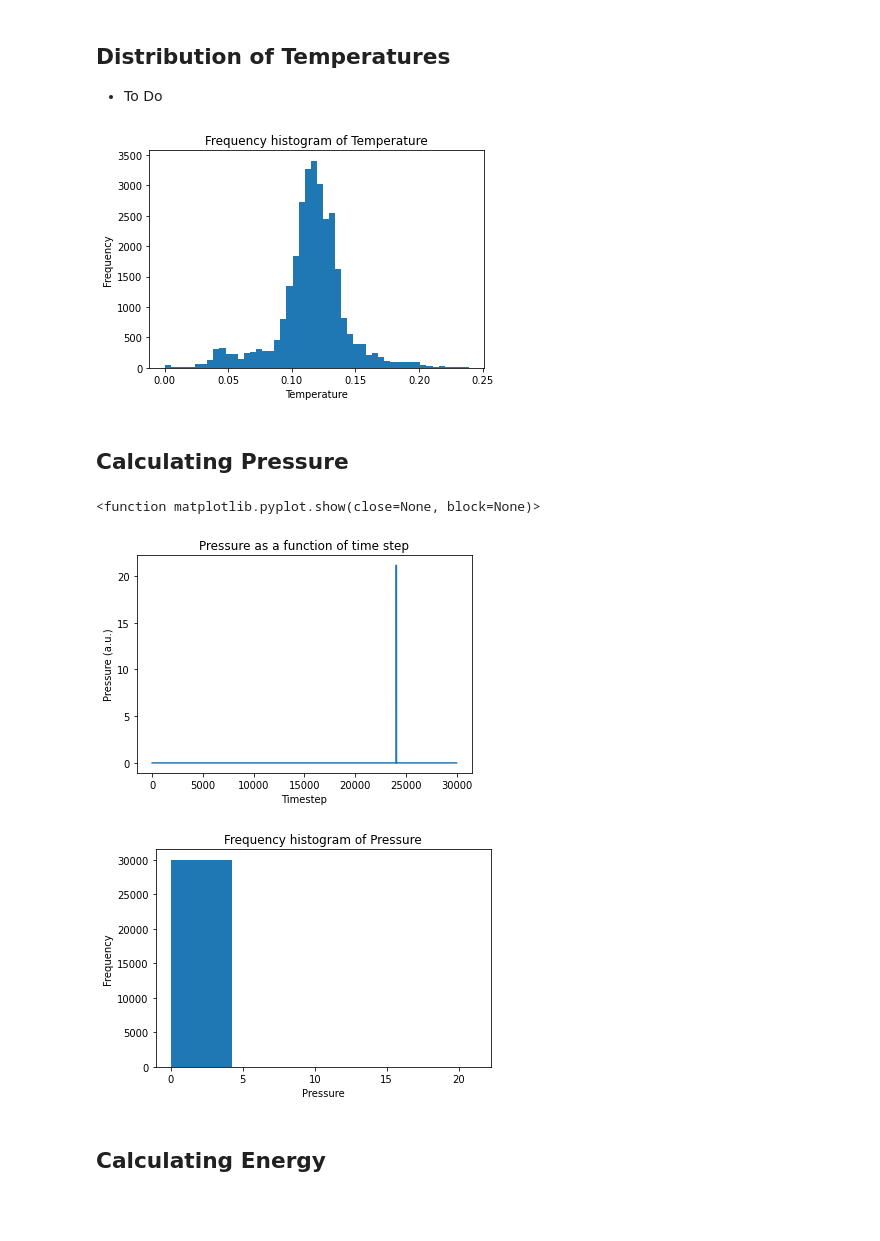
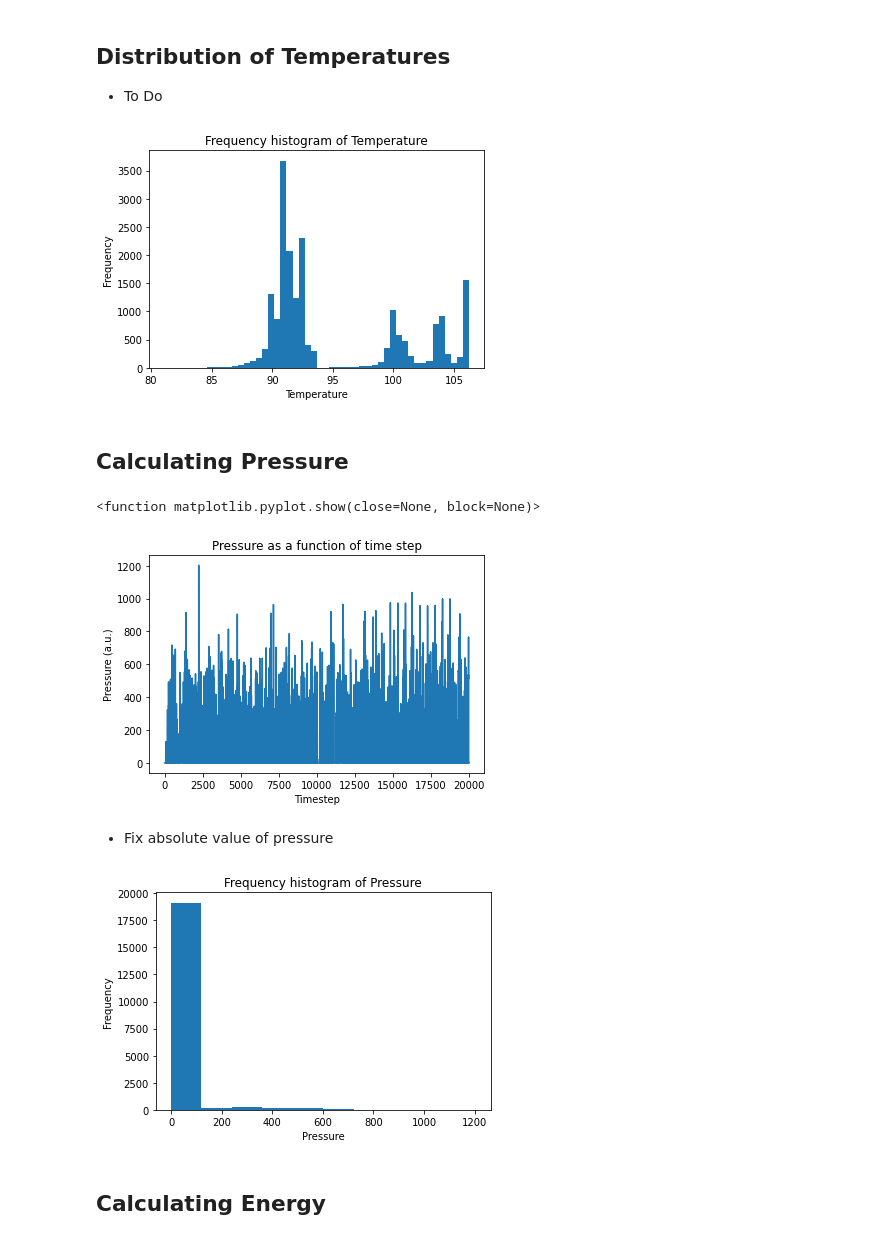
Before and after one commit to tiaanstals/PHYS2923_SSP, a Jupyter notebook: Tracking_Thermodynamic_Quantities.ipynb, the cells around one changed output. Drawn from its saved outputs; the diff is of its cells as text; code cells hidden in the pictures; blank space fills up the shorter version.

```diff
--- a/Tracking_Thermodynamic_Quantities.ipynb
+++ b/Tracking_Thermodynamic_Quantities.ipynb
@@ -10,7 +10,7 @@ from math import sqrt
 * To load data, set the `sim_name` property which will gather output data from `./simulations/<sim_name>`
 * This means the simulation needs to have run before you can analyse the data
 # %%
-sim_name = 'liquid'
+sim_name = 'gas_random'
 df = np.load('./simulations/'+ sim_name + '/'+sim_name +'.npy')
 rdf_data = np.load('./simulations/'+ sim_name + '/'+sim_name +'_rdf_data.npy')
 with open('./simulations/' + sim_name + '/' + 'simulation_params_for_analysis.pkl', 'rb') as inp:
@@ -64,12 +73,15 @@ plt.show
 # %%
 # mean_temp = sum(temps)/len(temps)
 # temps = temps - mean_temp
+from scipy.stats import norm
+
 plt.hist(temps, bins=50)
 plt.xlabel('Temperature')
 plt.ylabel('Frequency')
+
 plt.gca().set(title='Frequency histogram of Temperature', ylabel='Frequency');
 # %% [output]
-[figure, old version]
+[figure, new version]
 # %% [markdown]
 ## Calculating Pressure
 # %%
@@ -90,14 +102,16 @@ plt.title('Pressure as a function of time step')
 plt.show
 # %% [output]
 <function matplotlib.pyplot.show(close=None, block=None)>
-[figure, old version]
+[figure, new version]
+# %% [markdown]
+* Fix absolute value of pressure
 # %%
-plt.hist(pressures, bins=5)
+plt.hist(pressures, bins=10)
 plt.xlabel('Pressure')
 plt.ylabel('Frequency')
 plt.gca().set(title='Frequency histogram of Pressure', ylabel='Frequency');
 # %% [output]
-[figure, old version]
+[figure, new version]
 # %% [markdown]
 ## Calculating Energy
 # %%
```
Also changed, not shown: parts of 6 cells of this notebook, 1 other file.
